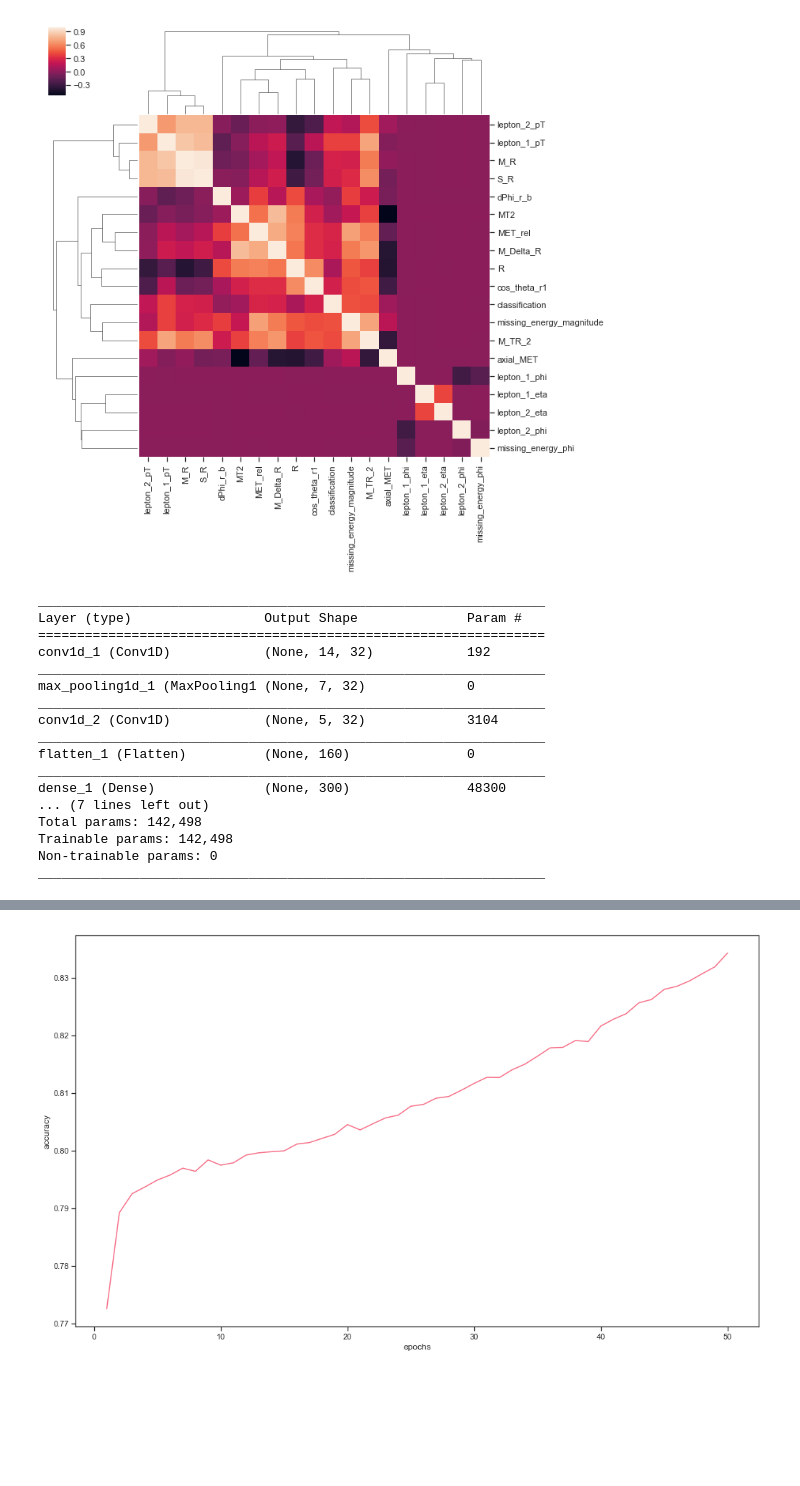
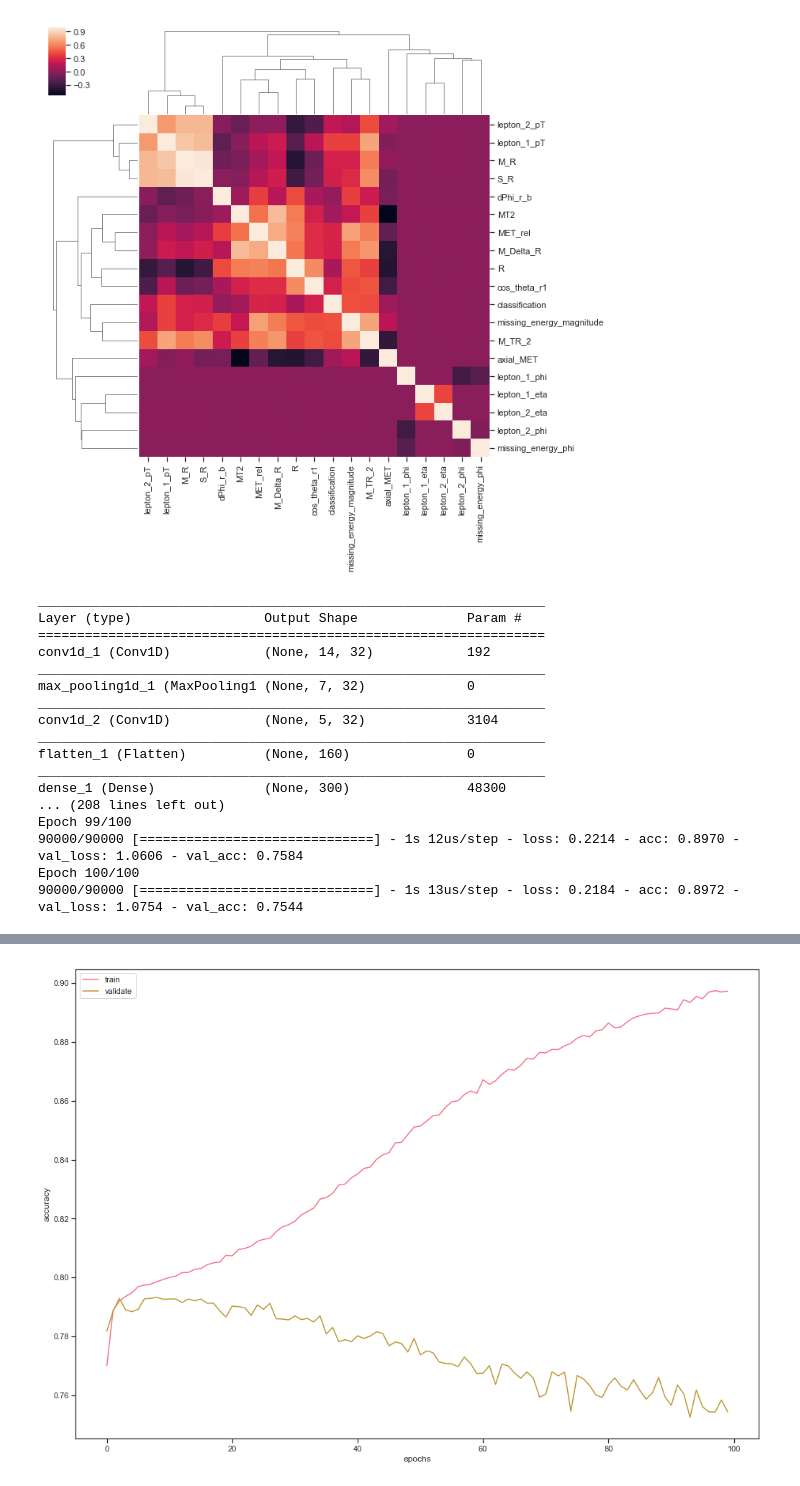
Before and after one commit to wdbm/Psychedelic_Machine_Learning_in_the_Cenozoic_Era, a Jupyter notebook: Keras_convolutional_SUSY.ipynb, the cells around one changed output, grey strips where cells are left out. Cells and saved outputs as stored; diff of their text form; code cells hidden in the pictures; blank space fills up the shorter version.

```diff
--- a/Keras_convolutional_SUSY.ipynb
+++ b/Keras_convolutional_SUSY.ipynb
@@ -50,7 +54,7 @@ import talos as ta
 Using TensorFlow backend.
 # %%
 %matplotlib inline
-plt.rcParams["figure.figsize"] = [17, 10]
+plt.rcParams["figure.figsize"] = [17, 12]
 # %%
 df = pd.read_csv(
     "SUSY_100k.csv",
@@ -115,8 +136,10 @@ x_train, x_test, y_train, y_test = train_test_split(x, y, test_size = 0.1, shuff
 class AccuracyHistory(keras.callbacks.Callback):
     def on_train_begin(self, logs = {}):
         self.acc = []
+        self.val_acc = []
     def on_epoch_end(self, batch, logs = {}):
         self.acc.append(logs.get('acc'))
+        self.val_acc.append(logs.get('val_acc'))
 
 class NBatchLogger(keras.callbacks.Callback):
     """
@@ -163,14 +186,14 @@ model.compile(loss = "categorical_crossentropy", optimizer = "nadam", metrics =
 model.summary()
 
 epochs     = 100
-batch_size = 200
+batch_size = 256
 
 model.fit(
     x_train,
     y_train,
     batch_size      = batch_size,
     epochs          = epochs,
-    verbose         = False,
+    verbose         = True,
     validation_data = (x_test, y_test),
     callbacks       = [history]
 )
@@ -189,15 +212,17 @@ _________________________________________________________________
 flatten_1 (Flatten)          (None, 160)               0
 _________________________________________________________________
 dense_1 (Dense)              (None, 300)               48300
-... (7 lines left out)
-Total params: 142,498
-Trainable params: 142,498
-Non-trainable params: 0
-_________________________________________________________________
+... (208 lines left out)
+Epoch 99/100
+90000/90000 [==============================] - 1s 12us/step - loss: 0.2214 - acc: 0.8970 - val_loss: 1.0606 - val_acc: 0.7584
+Epoch 100/100
+90000/90000 [==============================] - 1s 13us/step - loss: 0.2184 - acc: 0.8972 - val_loss: 1.0754 - val_acc: 0.7544
 # %%
 print('test loss:', score[0])
 print('test accuracy:', score[1])
-plt.plot(range(1, epochs + 1), history.acc)
+plt.plot(history.acc, label='train')
+plt.plot(history.val_acc, label='validate')
+plt.legend()
 plt.xlabel('epochs')
 plt.ylabel('accuracy')
 plt.show()
@@ -207,4 +232,4 @@ test accuracy: 0.7783
-[figure, old version]
+[figure, new version]
 # %%
 y_pred = model.predict(x_test)
 
```
Also changed, not shown: parts of 19 cells of this notebook.
